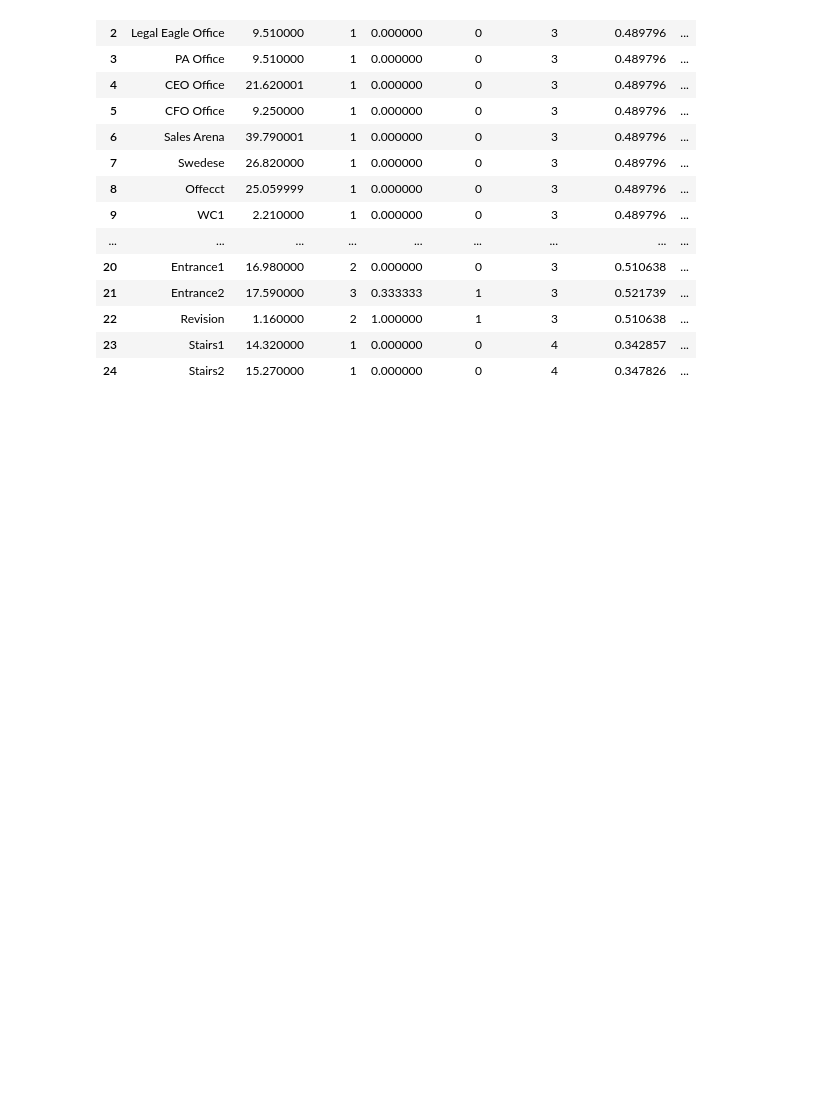
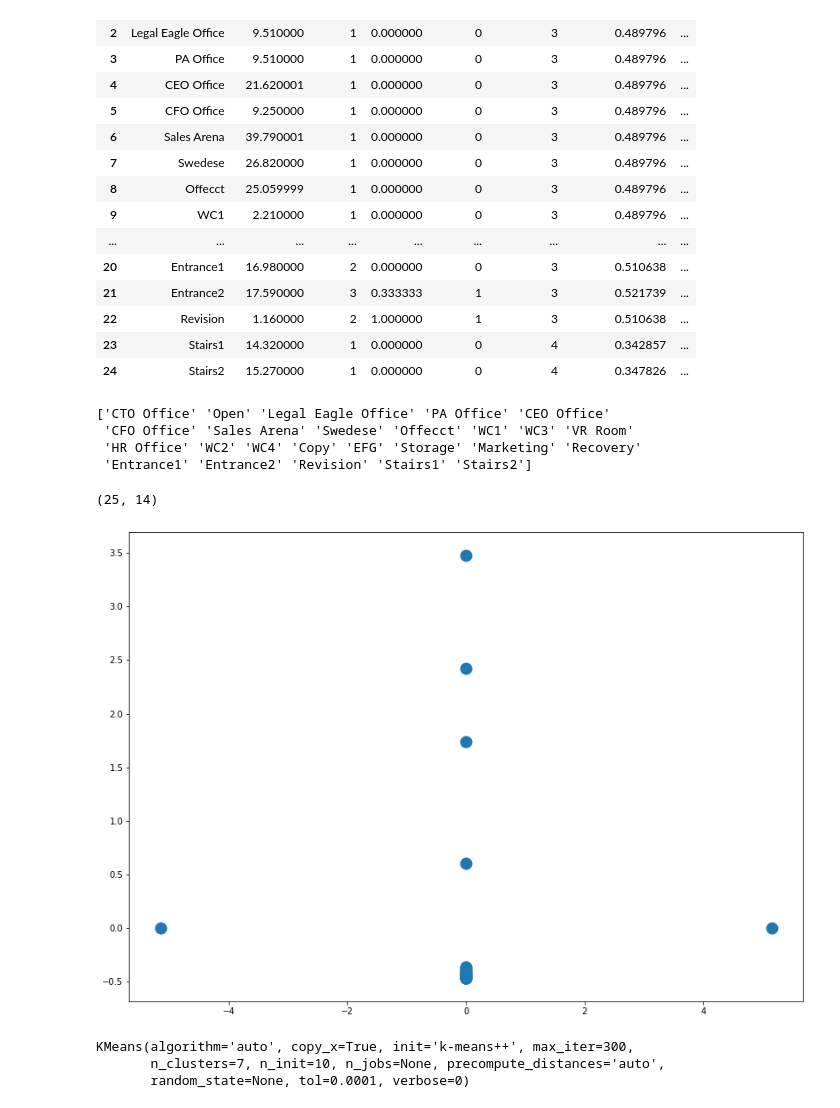
Before and after one commit to GAnagno/Social-Web, a Jupyter notebook: Spectral Map.ipynb, the cells around one changed output. Cells and saved outputs as stored; diff of their text form; code cells hidden in the pictures; blank space fills up the shorter version.

```diff
--- a/Spectral Map.ipynb
+++ b/Spectral Map.ipynb
@@ -475,3 +475,41 @@ data
 | 22 | Revision | 1.160000 | 2 | 1.000000 | 1 | 3 | 0.510638 | ... |
 | 23 | Stairs1 | 14.320000 | 1 | 0.000000 | 0 | 4 | 0.342857 | ... |
 | 24 | Stairs2 | 15.270000 | 1 | 0.000000 | 0 | 4 | 0.347826 | ... |
+# %%
+labels = np.array(data['Label'])
+print(labels)
+# %% [output]
+['CTO Office' 'Open' 'Legal Eagle Office' 'PA Office' 'CEO Office'
+ 'CFO Office' 'Sales Arena' 'Swedese' 'Offecct' 'WC1' 'WC3' 'VR Room'
+ 'HR Office' 'WC2' 'WC4' 'Copy' 'EFG' 'Storage' 'Marketing' 'Recovery'
+ 'Entrance1' 'Entrance2' 'Revision' 'Stairs1' 'Stairs2']
+# %%
+final_data = np.array(data.drop(['Label'], axis=1))
+# %%
+from sklearn.manifold import Isomap
+X = final_data
+X = center(X)
+X = standardize(X)
+X = whiten(X)
+# %%
+X.shape
+# %% [output]
+(25, 14)
+# %%
+# apply isomap with k = 21 and output dimension = 2
+model = Isomap(n_components=2, n_neighbors=23)
+proj = model.fit_transform(X)
+# %%
+# plot the isomap projection
+plt.figure(figsize=(14,10))
+plt.scatter(proj[:, 0], proj[:, 1], s=200, lw=0, alpha=1);
+# %% [output]
+[figure, added]
+# %%
+from sklearn.cluster import KMeans
+Kmean = KMeans(n_clusters=7)
+Kmean.fit(proj)
+# %% [output]
+KMeans(algorithm='auto', copy_x=True, init='k-means++', max_iter=300,
+       n_clusters=7, n_init=10, n_jobs=None, precompute_distances='auto',
+       random_state=None, tol=0.0001, verbose=0)
```
Also changed, not shown: parts of 4 cells of this notebook.
